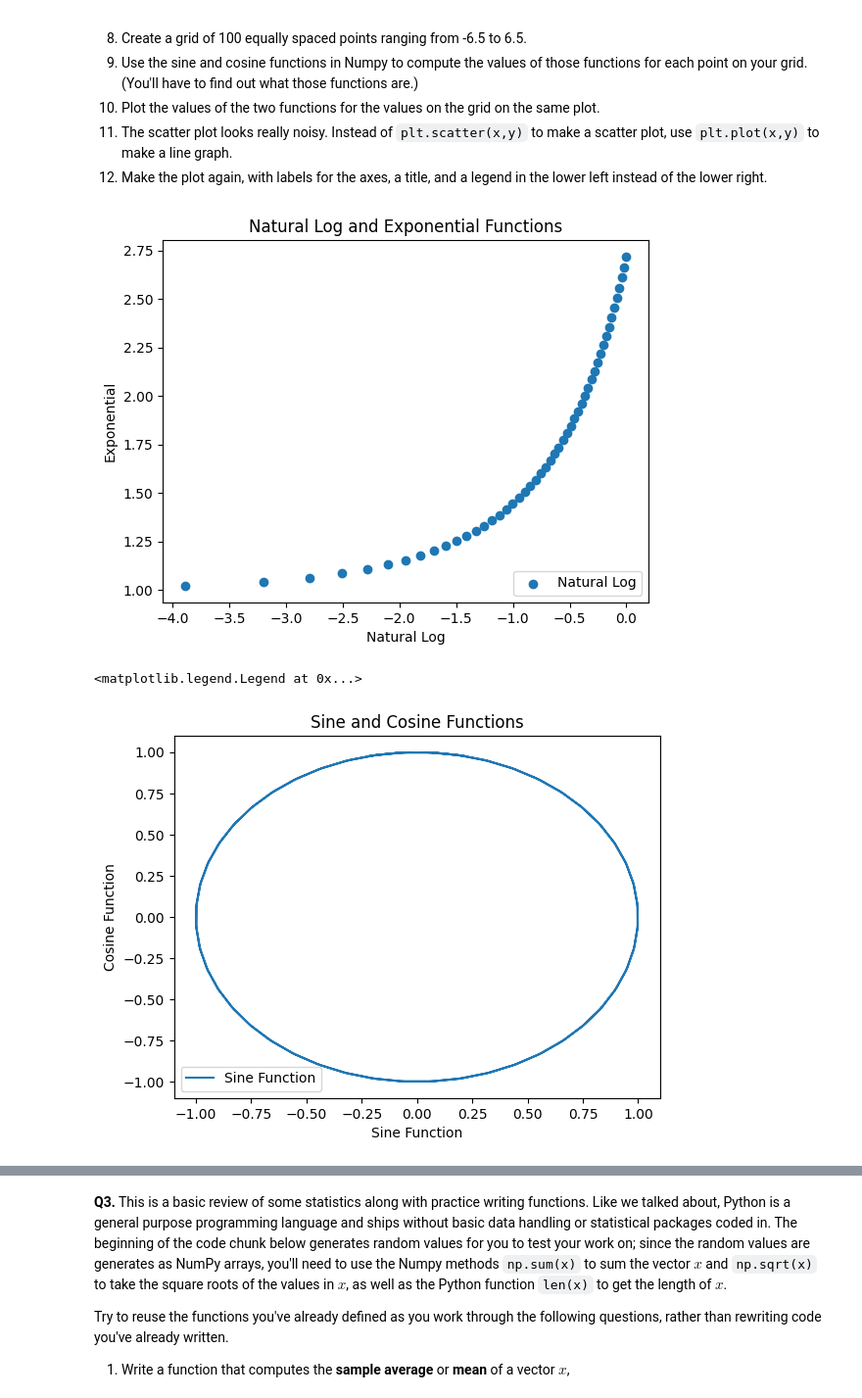
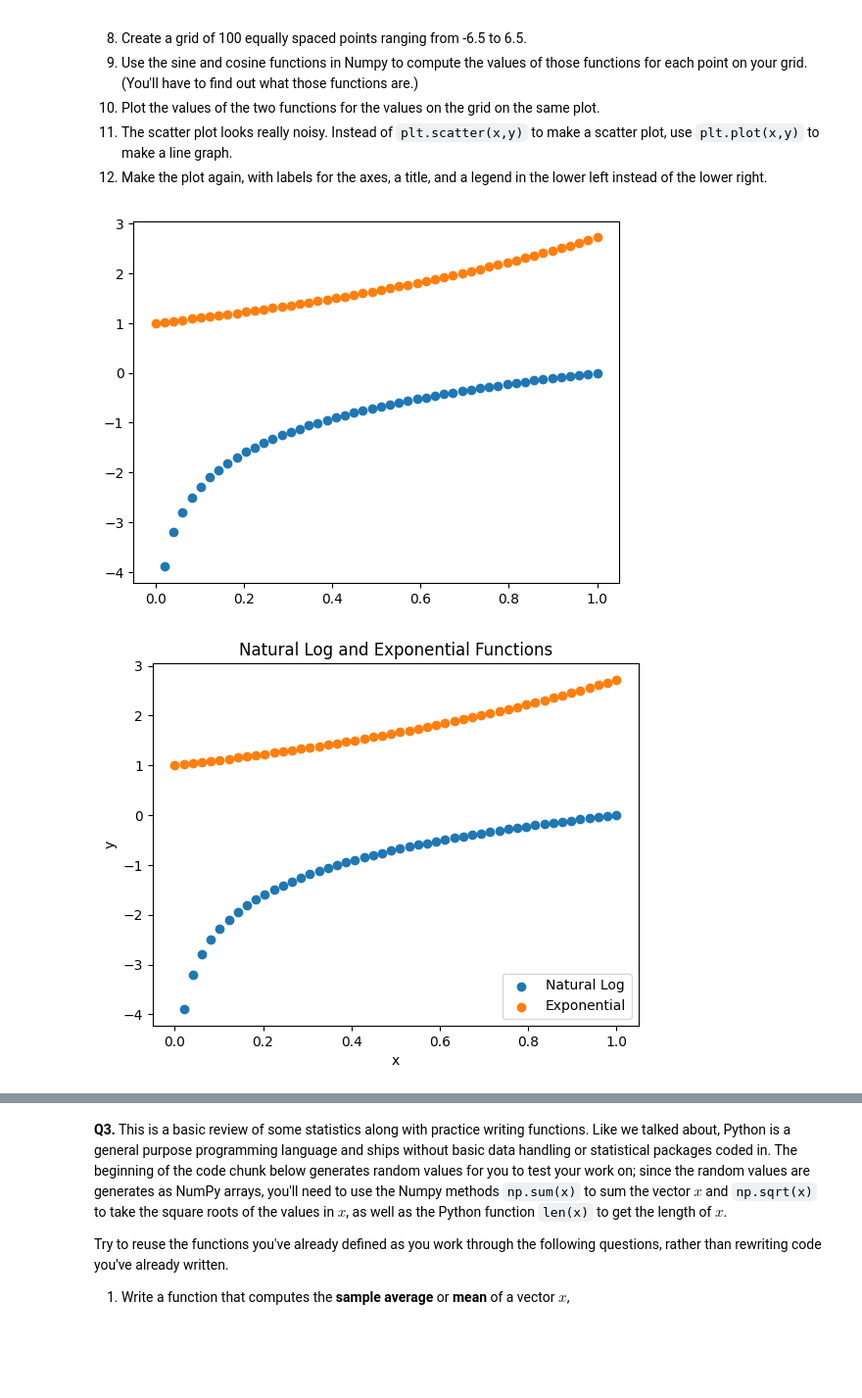
Before and after one commit to hmz4kf/programming, a Jupyter notebook: assignment_programming.ipynb, the cells around one changed output, grey strips where cells are left out. Shown at 98% size. Cells and saved outputs as stored; diff of their text form; code cells hidden in the pictures; blank space fills up the shorter version.

```diff
--- a/assignment_programming.ipynb
+++ b/assignment_programming.ipynb
@@ -39,26 +39,50 @@ Now do it again, with slightly less direction:
 # %%
 # test
 import numpy as np
 import matplotlib.pyplot as plt
+
 x = np.linspace(0, 1, 50)
 y = np.log(x)
 z = np.exp(x)
-plt.scatter(y, z, label='Natural Log')
-plt.xlabel("Natural Log")
-plt.ylabel("Exponential")
-plt.title("Natural Log and Exponential Functions")
-plt.legend(loc = 'lower right')
+plt.scatter(x, y)
+plt.scatter(x, z)
+plt.show()
+
+x = np.linspace(0, 1, 50)
+y = np.log(x)
+z = np.exp(x)
+plt.scatter(x, y, label ='Natural Log')
+plt.scatter(x, z, label='Exponential')
+plt.xlabel("x")
+plt.ylabel("y")
+plt.legend(loc='lower right')
+plt.title('Natural Log and Exponential Functions')
 plt.show()
 
 arr = np.linspace(-6.5, 6.5, 100)
 sinArr = np.sin(arr)
 cosArr = np.cos(arr)
-plt.plot(sinArr, cosArr, label='Sine Function')
-plt.xlabel("Sine Function")
-plt.ylabel("Cosine Function")
-plt.title("Sine and Cosine Functions")
-plt.legend(loc = 'lower left')
+plt.scatter(arr, sinArr)
+plt.scatter(arr, cosArr)
+plt.show()
+
+arr = np.linspace(-6.5, 6.5, 100)
+sinArr = np.sin(arr)
+cosArr = np.cos(arr)
+plt.plot(arr, sinArr, label ='Sine')
+plt.plot(arr, cosArr, label='Cosine')
+plt.show()
+
+arr = np.linspace(-6.5, 6.5, 100)
+sinArr = np.sin(arr)
+cosArr = np.cos(arr)
+plt.plot(arr, sinArr, label ='Sine')
+plt.plot(arr, cosArr, label='Cosine')
+plt.xlabel("x")
+plt.ylabel("y")
+plt.legend(loc ='lower left')
+plt.title('Sine and Cosine')
+plt.show()
 # %% [output]
-[figure, old version]
+[figure, new version]
-<matplotlib.legend.Legend at 0x...>
-[figure, old version]
+[figure, new version]
```
Also changed, not shown: parts of 1 cell of this notebook.
